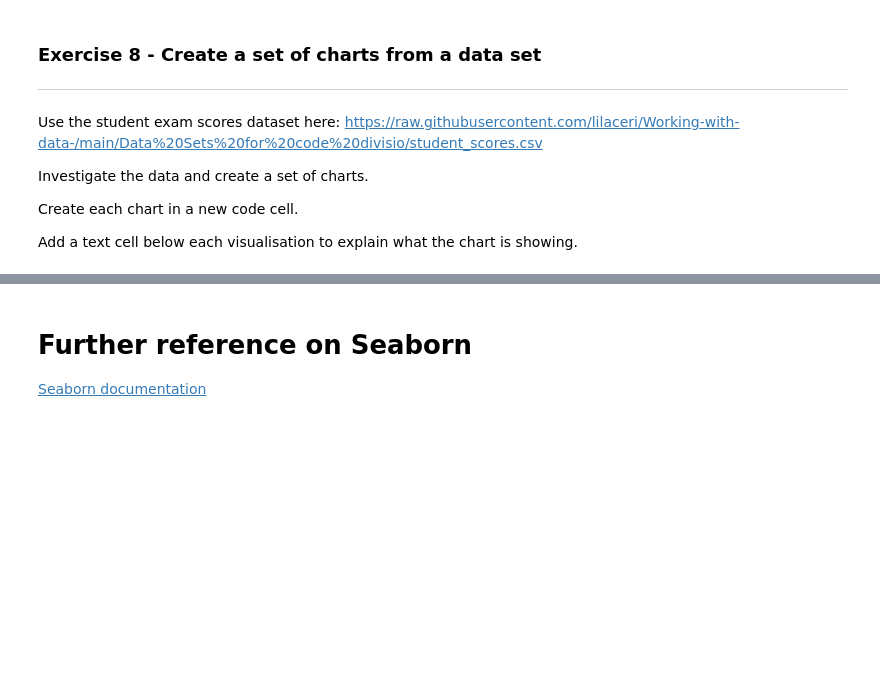
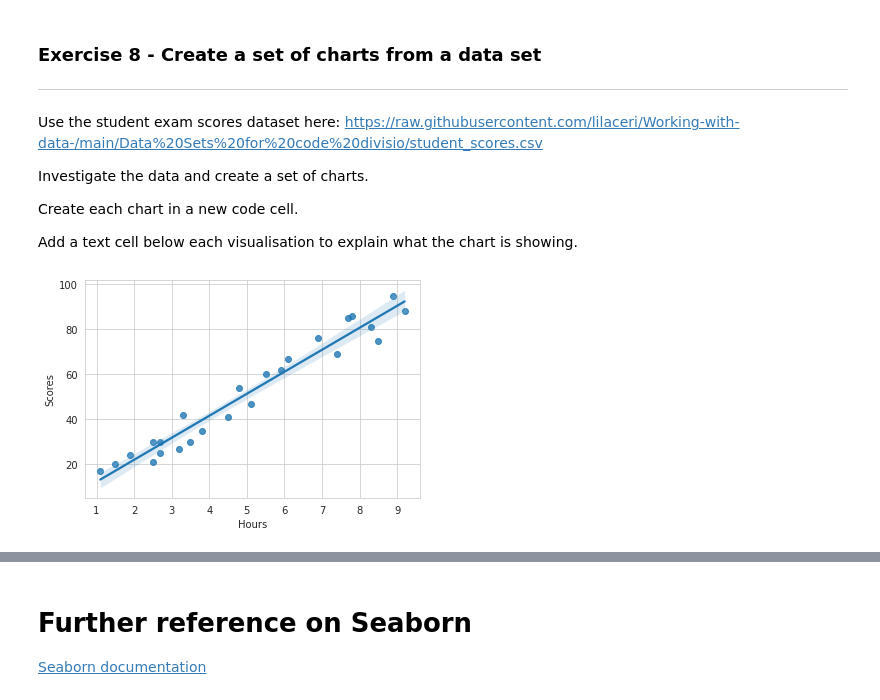
Before and after one commit to nacarvalentina/python-fundamentals, a Jupyter notebook: VN_7_2_Visualisation_with_Seaborn.ipynb, the cells around one changed output, grey strips where cells are left out. Drawn from its saved outputs; the diff is of its cells as text; code cells hidden in the pictures; blank space fills up the shorter version.

```diff
--- a/VN_7_2_Visualisation_with_Seaborn.ipynb
+++ b/VN_7_2_Visualisation_with_Seaborn.ipynb
@@ -297,3 +297,20 @@ Investigate the data and create a set of charts.
 Create each chart in a new code cell.
 
 Add a text cell below each visualisation to explain what the chart is showing.
+# %%
+import seaborn as sns
+
+def charts(df):
+#scatterplot
+  x=df["Hours"]
+  y=df["Scores"]
+ # chart=sns.scatterplot(x=x,y=y) #without line
+  chart=sns.regplot(x=x, y=y)
+  chart.set_xlabel('Hours')
+  chart.set_ylabel('Scores')
+# program starts here
+url = "https://raw.githubusercontent.com/lilaceri/Working-with-data-/main/Data%20Sets%20for%20code%20divisio/student_scores.csv"
+df = pd.read_csv(url)
+charts(df)
+# %% [output]
+[figure, added]
```
Also changed, not shown: parts of 2 cells of this notebook.
